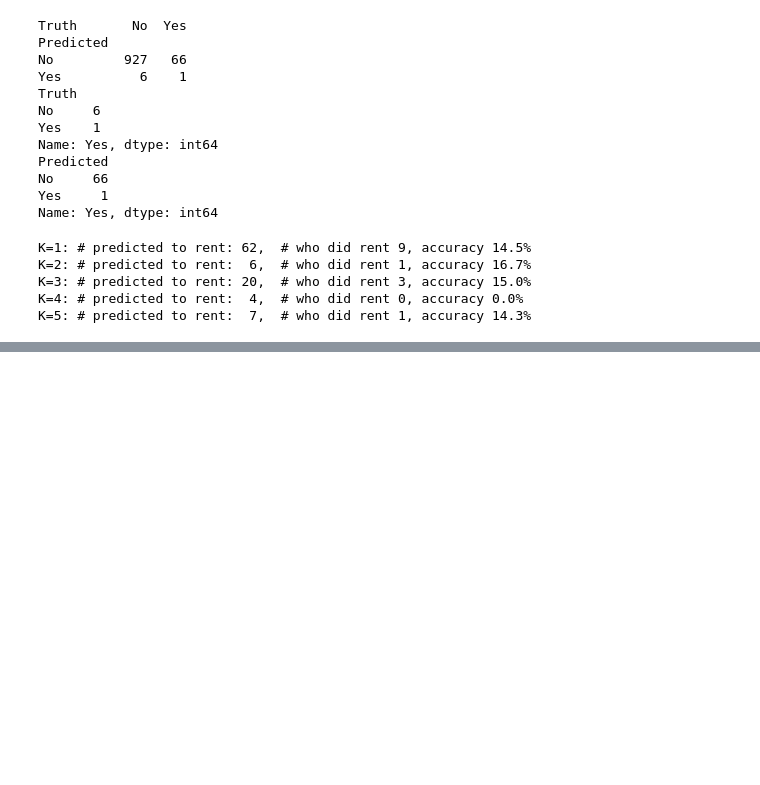
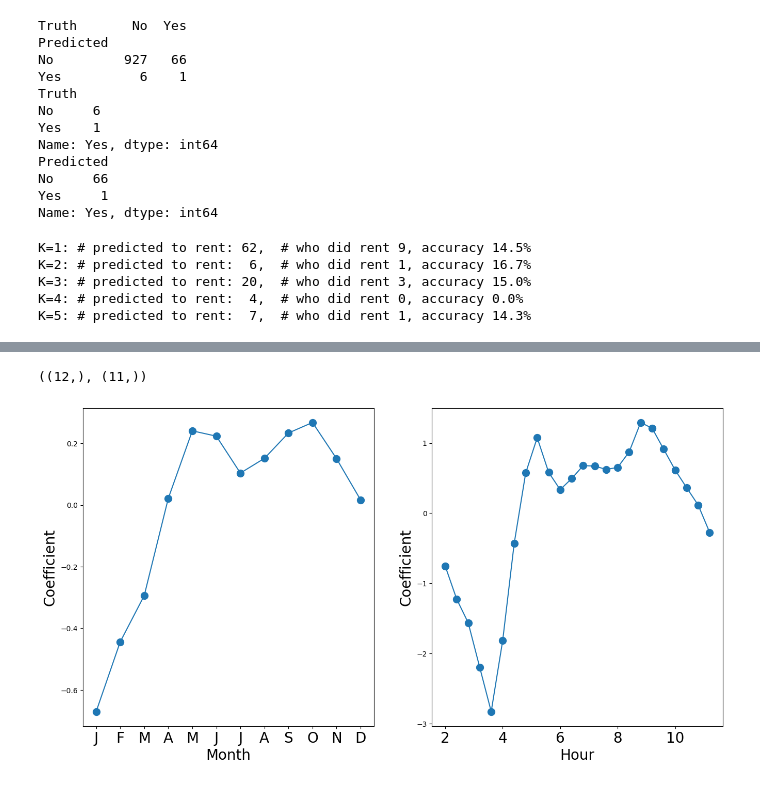
Before and after one commit to sachin80/ISLP_labs, a Jupyter notebook: Ch04-work.ipynb, the cells around one changed output, grey strips where cells are left out. Drawn from its saved outputs; the diff is of its cells as text; code cells hidden in the pictures; blank space fills up the shorter version.

```diff
--- a/Ch04-work.ipynb
+++ b/Ch04-work.ipynb
@@ -605,0 +870,28 @@ K=5: # predicted to rent:  7,  # who did rent 1, accuracy 14.3%
+# %%
+s_pois = summarize(model_pois)
+coef_month_p = s_pois[s_pois.index.str.contains('mnth')]['coef']
+coef_month_p = pd.concat([coef_month_p,
+                        pd.Series([-coef_month_p.sum()],
+                                   index=['mnth[Dec]'])])
+coef_hr_p = s_pois[s_pois.index.str.contains('hr')]['coef']
+coef_hr_p = pd.concat([coef_hr_p,
+                     pd.Series([-coef_hr_p.sum()],
+                     index=['hr[23]'])])
+
+coef_month_p.shape, x_month.shape
+# %% [output]
+((12,), (11,))
+# %%
+fig_pois, (ax_month, ax_hr) = subplots(1, 2, figsize=(16,8))
+x_month = np.arange(coef_month_p.shape[0])
+ax_month.plot(x_month, coef_month_p, marker='o', ms=10)
+ax_month.set_xticks(x_month)
+ax_month.set_xticklabels([l[5] for l in coef_month.index], fontsize=20)
+ax_month.set_xlabel('Month', fontsize=20)
+ax_month.set_ylabel('Coefficient', fontsize=20)
+ax_hr.plot(x_hr, coef_hr_p, marker='o', ms=10)
+ax_hr.set_xticklabels(range(24)[::2], fontsize=20)
+ax_hr.set_xlabel('Hour', fontsize=20)
+ax_hr.set_ylabel('Coefficient', fontsize=20);
+# %% [output]
+[figure, added]
```
Also changed, not shown: parts of 25 cells of this notebook.
